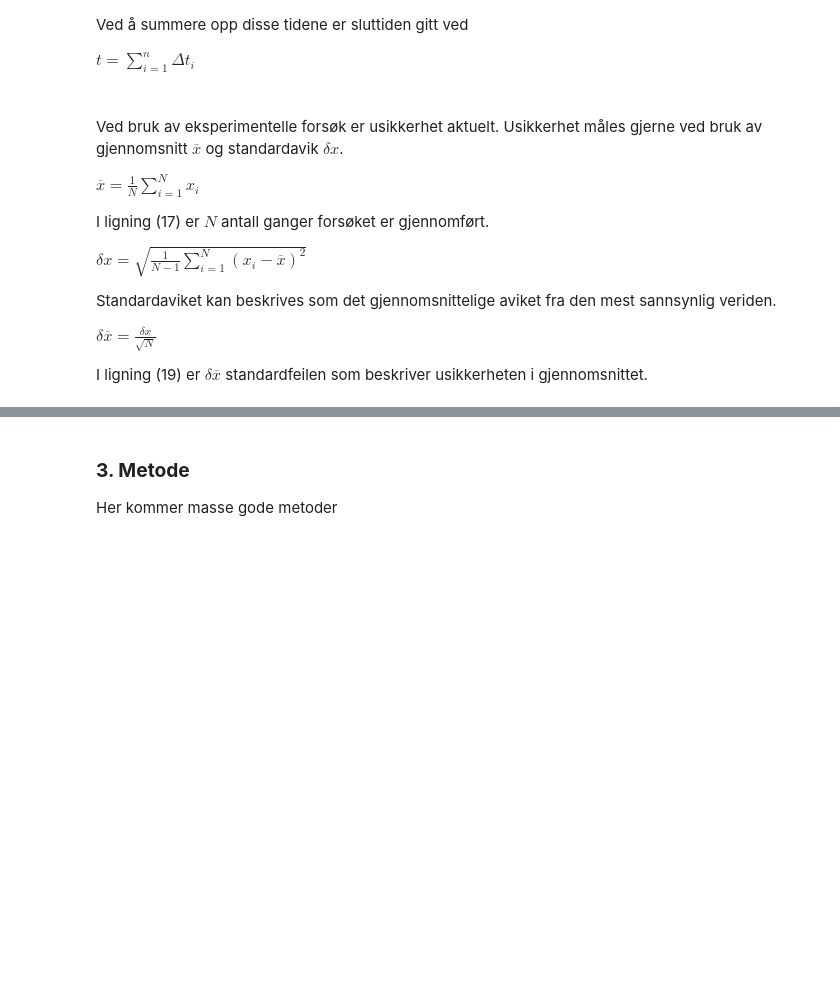
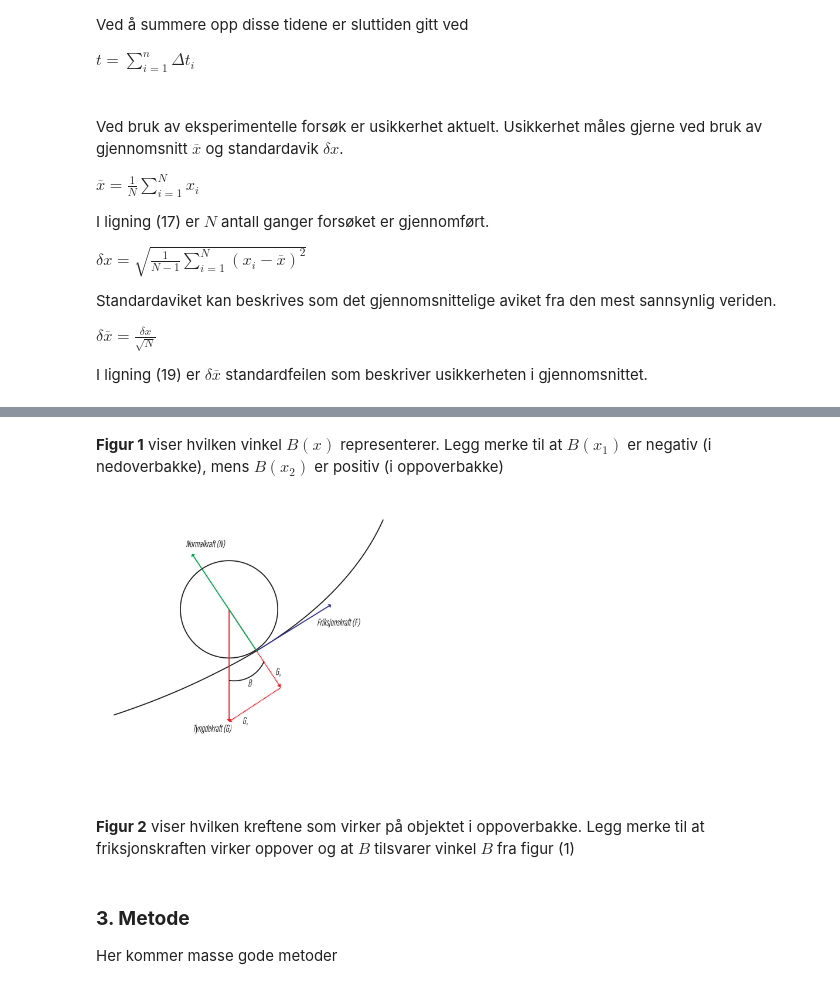
Before and after one commit to Ola-HH/TFY4107-209-2, a Jupyter notebook: Rapport.ipynb, the cells around one changed output, grey strips where cells are left out. Cells and saved outputs as stored; diff of their text form; code cells hidden in the pictures; blank space fills up the shorter version.

```diff
--- a/Rapport.ipynb
+++ b/Rapport.ipynb
@@ -133,3 +138,12 @@ I ligning (19) er $\delta \overline{x}$ standardfeilen som beskriver usikkerhete
+# %% [markdown]
+__Figur 1__ viser hvilken vinkel $B(x)$ representerer. Legg merke til at $B(x_1)$ er negativ (i nedoverbakke), mens $B(x_2)$ er positiv (i oppoverbakke)
+# %%
+from IPython import display
+display.Image("C:/Fysikklab/TFY4107-209-2/krefter.jpg", width=300)
+# %% [output]
+[figure, added]
+# %% [markdown]
+__Figur 2__ viser hvilken kreftene som virker på objektet i oppoverbakke. Legg merke til at friksjonskraften virker oppover og at $B$ tilsvarer vinkel $B$ fra figur (1)
 # %% [markdown]
 ### __3. Metode__
 
```
Also changed, not shown: parts of 1 cell of this notebook, 3 other files.
